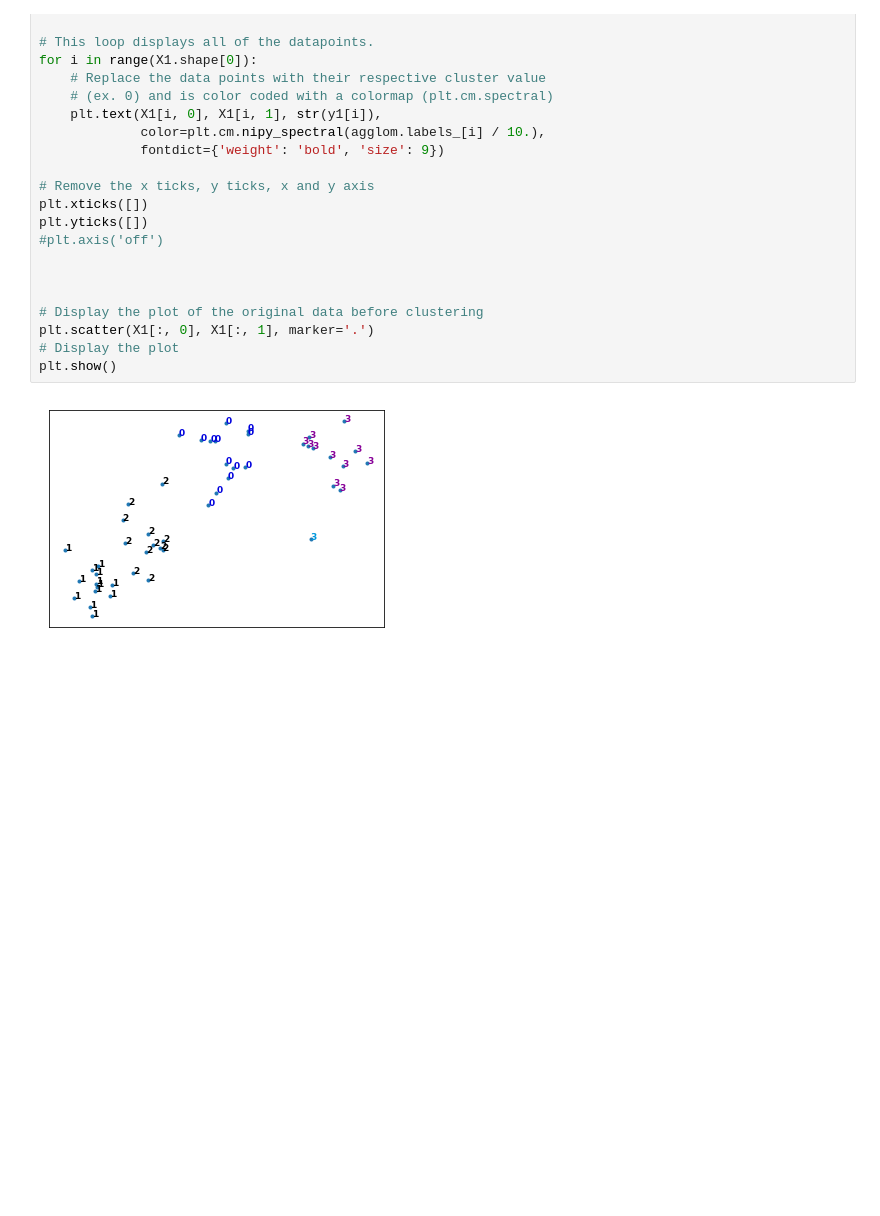
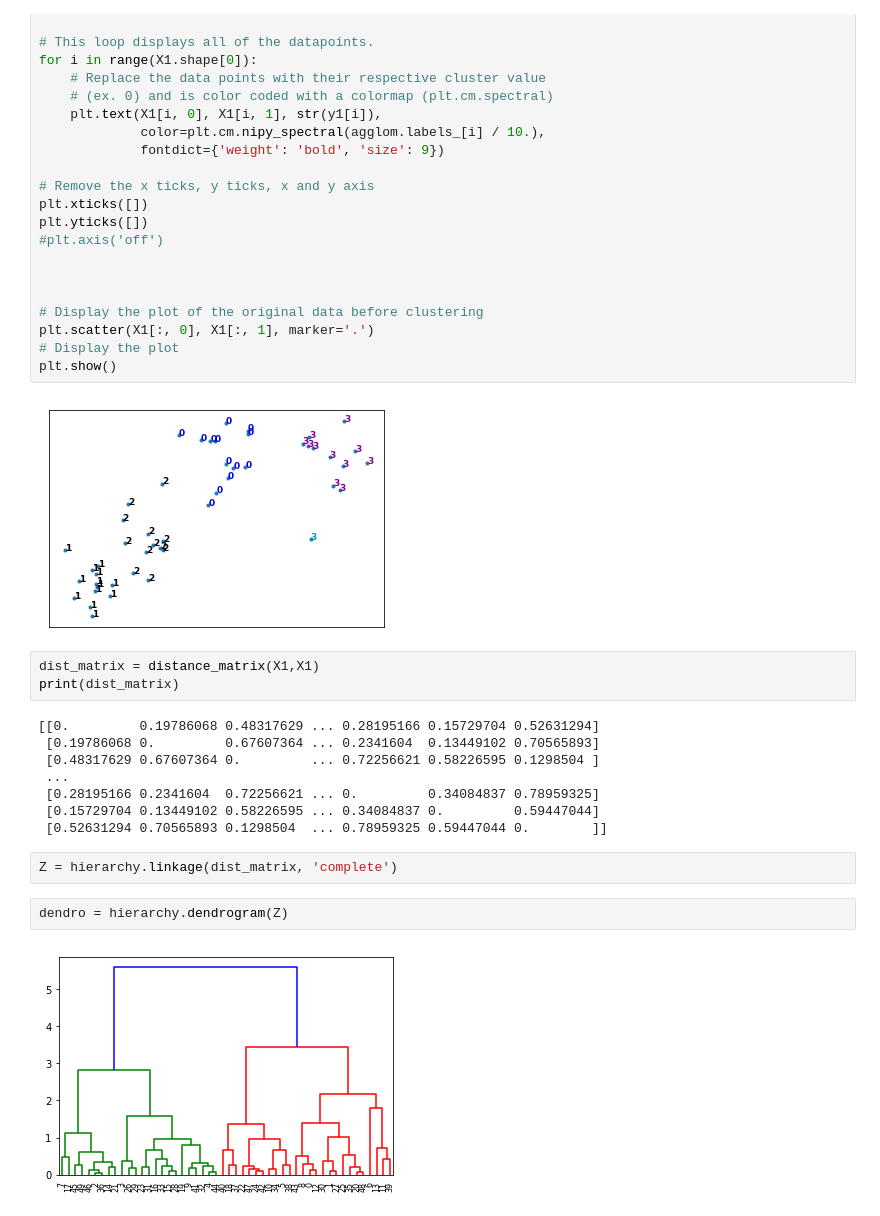
Before and after one commit to ariahendrawan713/Machine-Learning-with-Python-A-Practical-Introduction, a Jupyter notebook: Clustering - Hierarchical Clustering.ipynb, the cells around one changed output. Drawn from its saved outputs; the diff is of its cells as text; blank space fills up the shorter version.

```diff
--- a/Clustering - Hierarchical Clustering.ipynb
+++ b/Clustering - Hierarchical Clustering.ipynb
@@ -67,3 +67,20 @@ plt.scatter(X1[:, 0], X1[:, 1], marker='.')
 plt.show()
 # %% [output]
 [figure]
+# %%
+dist_matrix = distance_matrix(X1,X1)
+print(dist_matrix)
+# %% [output]
+[[0.         0.19786068 0.48317629 ... 0.28195166 0.15729704 0.52631294]
+ [0.19786068 0.         0.67607364 ... 0.2341604  0.13449102 0.70565893]
+ [0.48317629 0.67607364 0.         ... 0.72256621 0.58226595 0.1298504 ]
+ ...
+ [0.28195166 0.2341604  0.72256621 ... 0.         0.34084837 0.78959325]
+ [0.15729704 0.13449102 0.58226595 ... 0.34084837 0.         0.59447044]
+ [0.52631294 0.70565893 0.1298504  ... 0.78959325 0.59447044 0.        ]]
+# %%
+Z = hierarchy.linkage(dist_matrix, 'complete')
+# %%
+dendro = hierarchy.dendrogram(Z)
+# %% [output]
+[figure, added]
```
Also changed, not shown: parts of 25 cells of this notebook, 1 other file.
